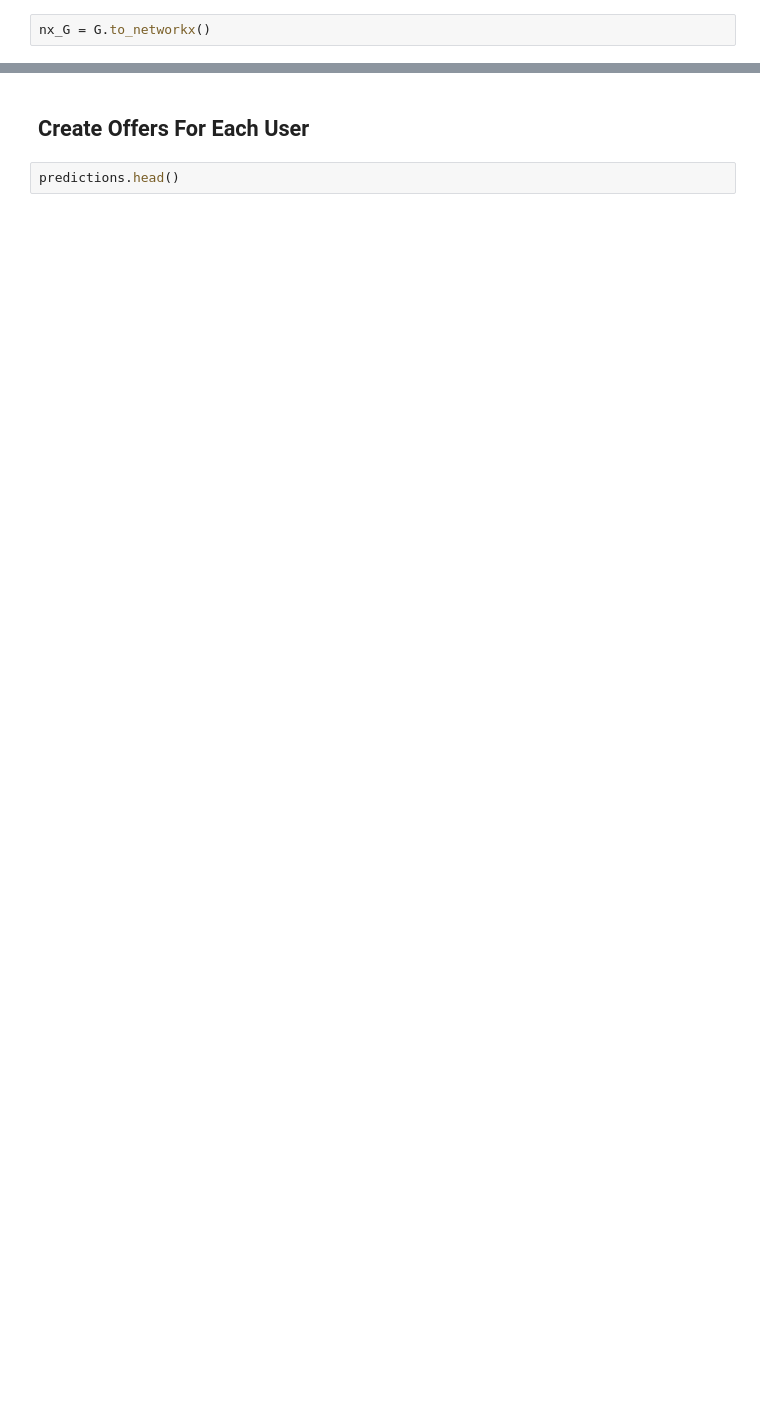
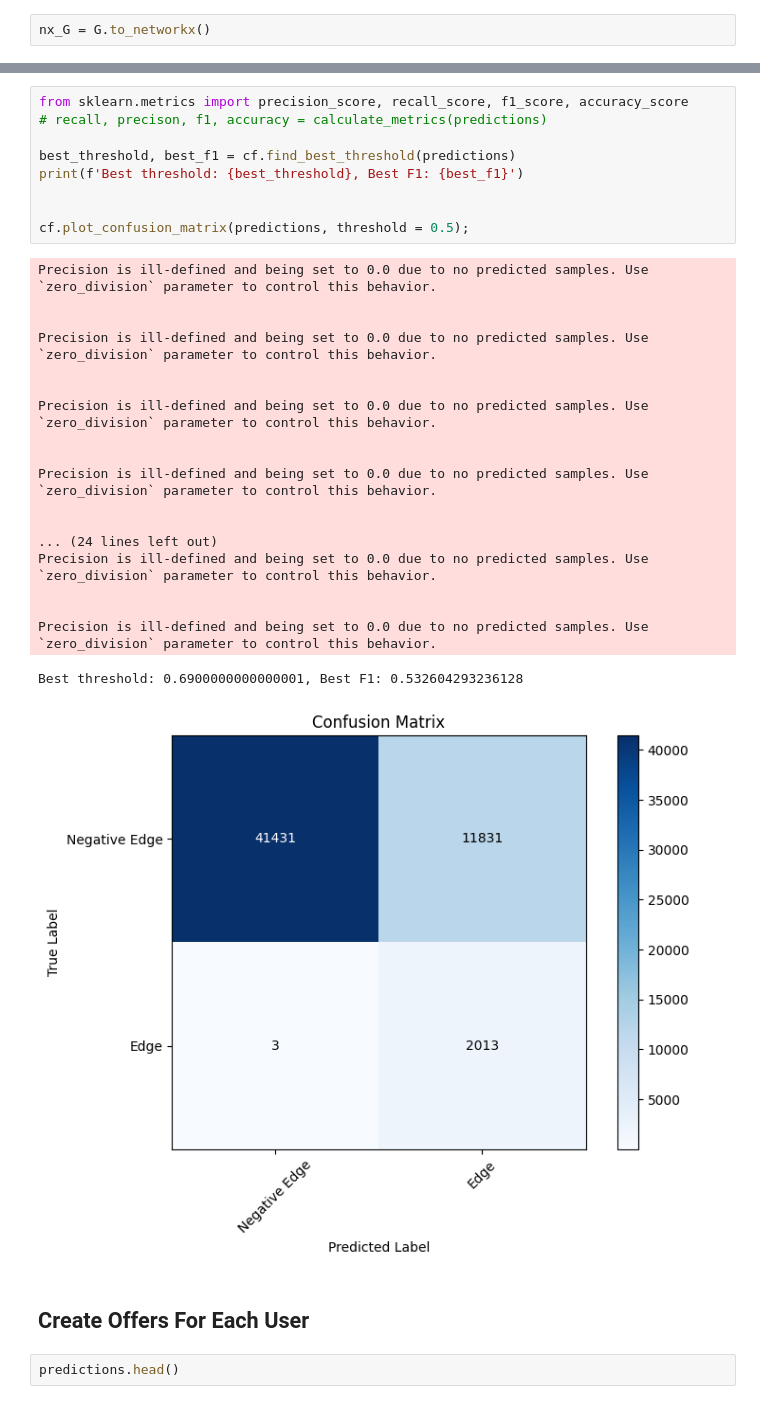
Before and after one commit to geakos01/friend_recommender, a Jupyter notebook: 03_StreamlitFunctionDev.ipynb, the cells around one changed output, grey strips where cells are left out. Saved outputs shown, nothing was run; the diff lists cells and outputs as text; blank space fills up the shorter version.

```diff
--- a/03_StreamlitFunctionDev.ipynb
+++ b/03_StreamlitFunctionDev.ipynb
@@ -394,3 +35,32 @@ Best threshold: 0.81, Best F1: 0.5714285714285715
+# %%
+from sklearn.metrics import precision_score, recall_score, f1_score, accuracy_score
+# recall, precison, f1, accuracy = calculate_metrics(predictions)
+
+best_threshold, best_f1 = cf.find_best_threshold(predictions)
+print(f'Best threshold: {best_threshold}, Best F1: {best_f1}')
+
+
+cf.plot_confusion_matrix(predictions, threshold = 0.5);
+# %% [output]
+Precision is ill-defined and being set to 0.0 due to no predicted samples. Use `zero_division` parameter to control this behavior.
+
+
+Precision is ill-defined and being set to 0.0 due to no predicted samples. Use `zero_division` parameter to control this behavior.
+
+
+Precision is ill-defined and being set to 0.0 due to no predicted samples. Use `zero_division` parameter to control this behavior.
+
+
+Precision is ill-defined and being set to 0.0 due to no predicted samples. Use `zero_division` parameter to control this behavior.
+
+
+... (24 lines left out)
+Precision is ill-defined and being set to 0.0 due to no predicted samples. Use `zero_division` parameter to control this behavior.
+
+
+Precision is ill-defined and being set to 0.0 due to no predicted samples. Use `zero_division` parameter to control this behavior.
+Best threshold: 0.6900000000000001, Best F1: 0.532604293236128
+[figure, added]
 # %% [markdown]
 ## Create Offers For Each User
 # %%
```
Also changed, not shown: parts of 12 cells of this notebook, 6 other files.
